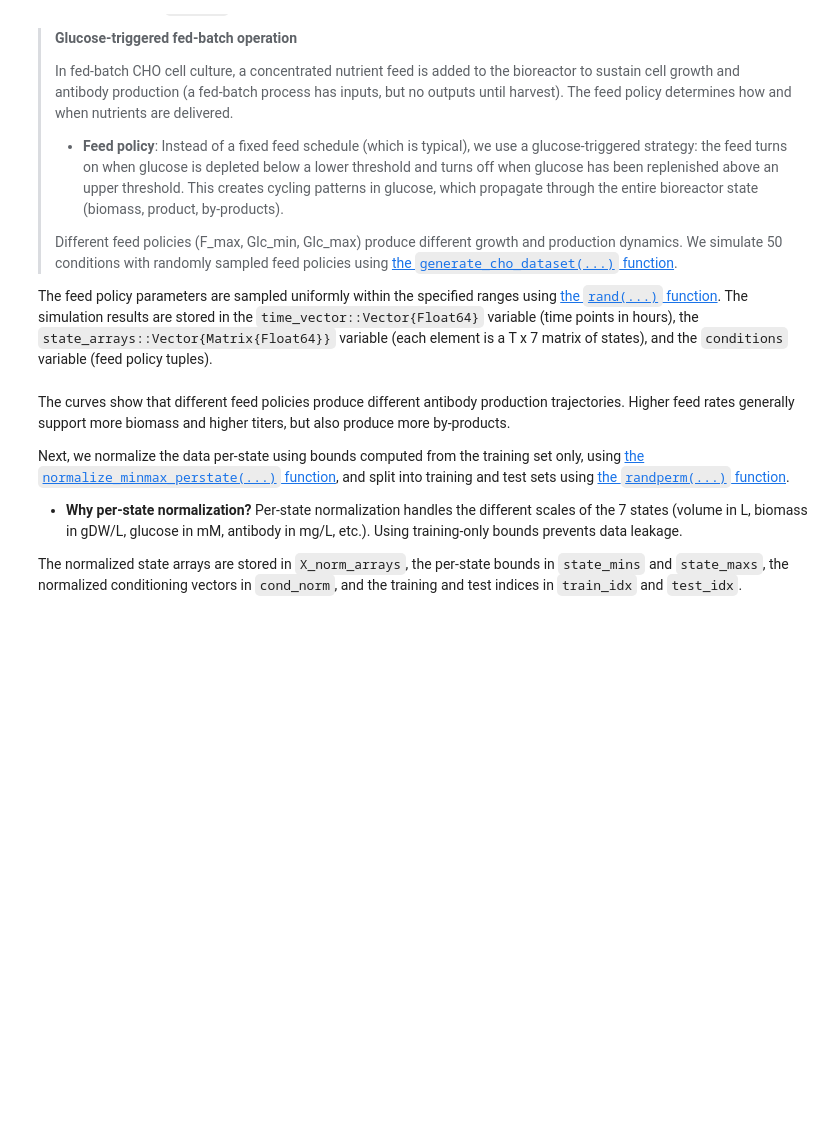
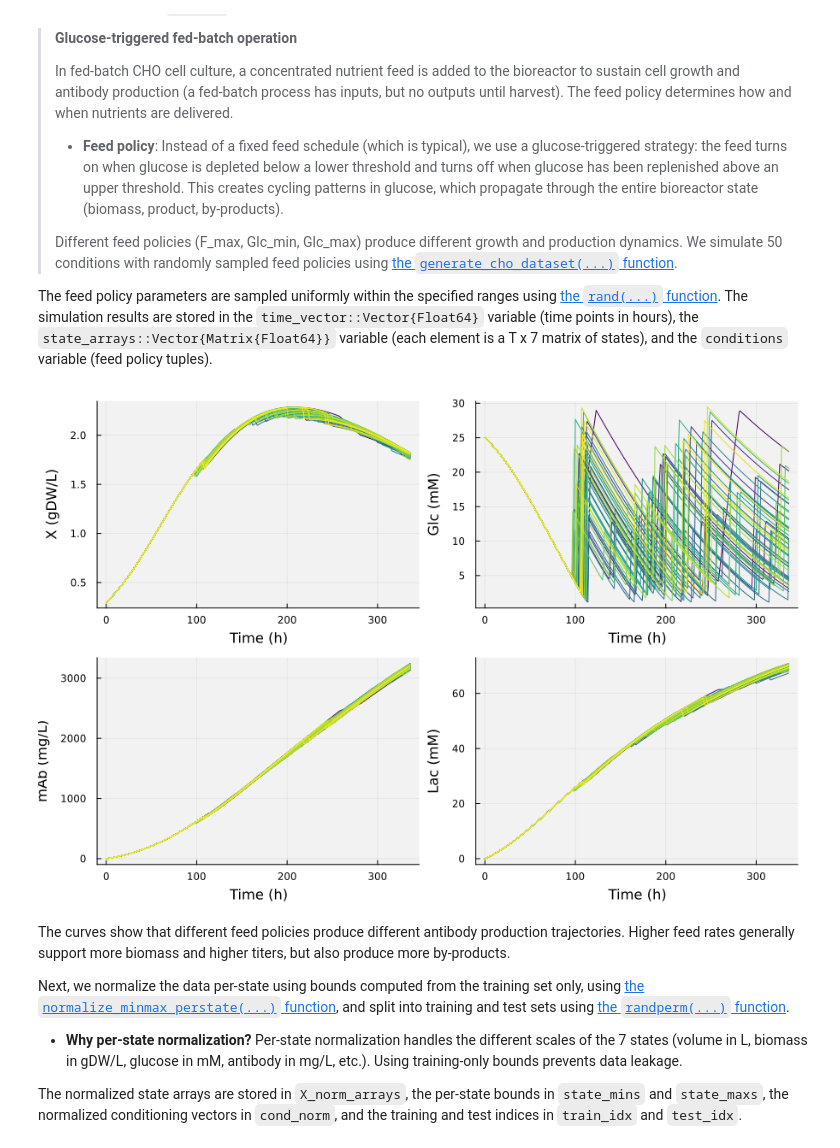
Before and after one commit to sp2229/CHEME-5820-Labs-Spring-2026, a Jupyter notebook: labs/week-12/L12d/CHEME-5820-L12d-Lab-Solution-LSTM-CHO-Spring-2026.ipynb, the cells around one changed output. Saved outputs shown, nothing was run; the diff lists cells and outputs as text; code cells hidden in the pictures; blank space fills up the shorter version.

Commit message:
L12d: fix Task 1 plot and improve visibility
- Add display(p) so Task 1 plot actually renders
- Show 4-panel grid (X, Glc, mAb, Lac) instead of single mAb plot for better visibility
- Add low/high F_max legend on first panel
- Update student notebook TODO to match

Co-Authored-By: Claude Opus 4.6 (1M context) <noreply@anthropic.com>

```diff
--- a/labs/week-12/L12d/CHEME-5820-L12d-Lab-Solution-LSTM-CHO-Spring-2026.ipynb
+++ b/labs/week-12/L12d/CHEME-5820-L12d-Lab-Solution-LSTM-CHO-Spring-2026.ipynb
@@ -93,34 +93,48 @@ The feed policy parameters are sampled uniformly within the specified ranges usi
 # %%
 time_vector, state_arrays, conditions = let
 
     # generate random feed policy conditions -
     Random.seed!(42);
     conditions = Vector{Tuple{Float64,Float64,Float64}}(undef, number_of_conditions);
     for i in 1:number_of_conditions
         F_max = F_max_range[1] + rand() * (F_max_range[2] - F_max_range[1]);
         Glc_min = Glc_min_range[1] + rand() * (Glc_min_range[2] - Glc_min_range[1]);
         Glc_max = Glc_max_range[1] + rand() * (Glc_max_range[2] - Glc_max_range[1]);
         conditions[i] = (F_max, Glc_min, Glc_max);
     end
 
     # simulate the CHO model at each feed policy condition -
     time_vector, state_arrays, conditions = generate_cho_dataset(conditions;
         u0 = u0_baseline, tspan = tspan, saveat = saveat);
 
-    # visualize: plot all antibody production curves colored by F_max -
-    p = plot(xlabel="Time (h)", ylabel="mAb (mg/L)", legend=:topleft, background_color_inside=:gray95);
+    # visualize 4 key states colored by F_max -
     colors = palette(:viridis, number_of_conditions);
-    sort_order = sortperm([c[1] for c in conditions]); # sort by F_max for color mapping
-    for (rank, j) in enumerate(sort_order)
-        label_str = (rank == 1 || rank == number_of_conditions) ?
-            "F_max = $(round(conditions[j][1]*1000, digits=1)) mL/h" : "";
-        plot!(p, time_vector, state_arrays[j][:, 5], label=label_str, color=colors[rank], lw=1.5);
+    sort_order = sortperm([c[1] for c in conditions]);
+    plot_states = [(2, "X (gDW/L)"), (3, "Glc (mM)"), (5, "mAb (mg/L)"), (6, "Lac (mM)")];
+    panels = [];
+    for (si, (s_idx, s_label)) in enumerate(plot_states)
+        show_legend = (si == 1); # legend only on first panel
+        p = plot(xlabel="Time (h)", ylabel=s_label,
+            background_color_inside=:gray95, legend=(show_legend ? :topright : false));
+        for (rank, j) in enumerate(sort_order)
+            label_str = if show_legend && rank == 1
+                "F = $(round(conditions[j][1]*1000, digits=0)) mL/h (low)"
+            elseif show_legend && rank == number_of_conditions
+                "F = $(round(conditions[j][1]*1000, digits=0)) mL/h (high)"
+            else
+                ""
+            end;
+            plot!(p, time_vector, state_arrays[j][:, s_idx], color=colors[rank], lw=1.0, label=label_str);
+        end
+        push!(panels, p);
     end
-    p
+    display(plot(panels..., layout=(2, 2), size=(900, 600)))
 
     # return simulation data -
     (time_vector, state_arrays, conditions)
 end;
+# %% [output]
+[figure, added]
 # %% [markdown]
 The curves show that different feed policies produce different antibody production trajectories. Higher feed rates generally support more biomass and higher titers, but also produce more by-products.
 
```
